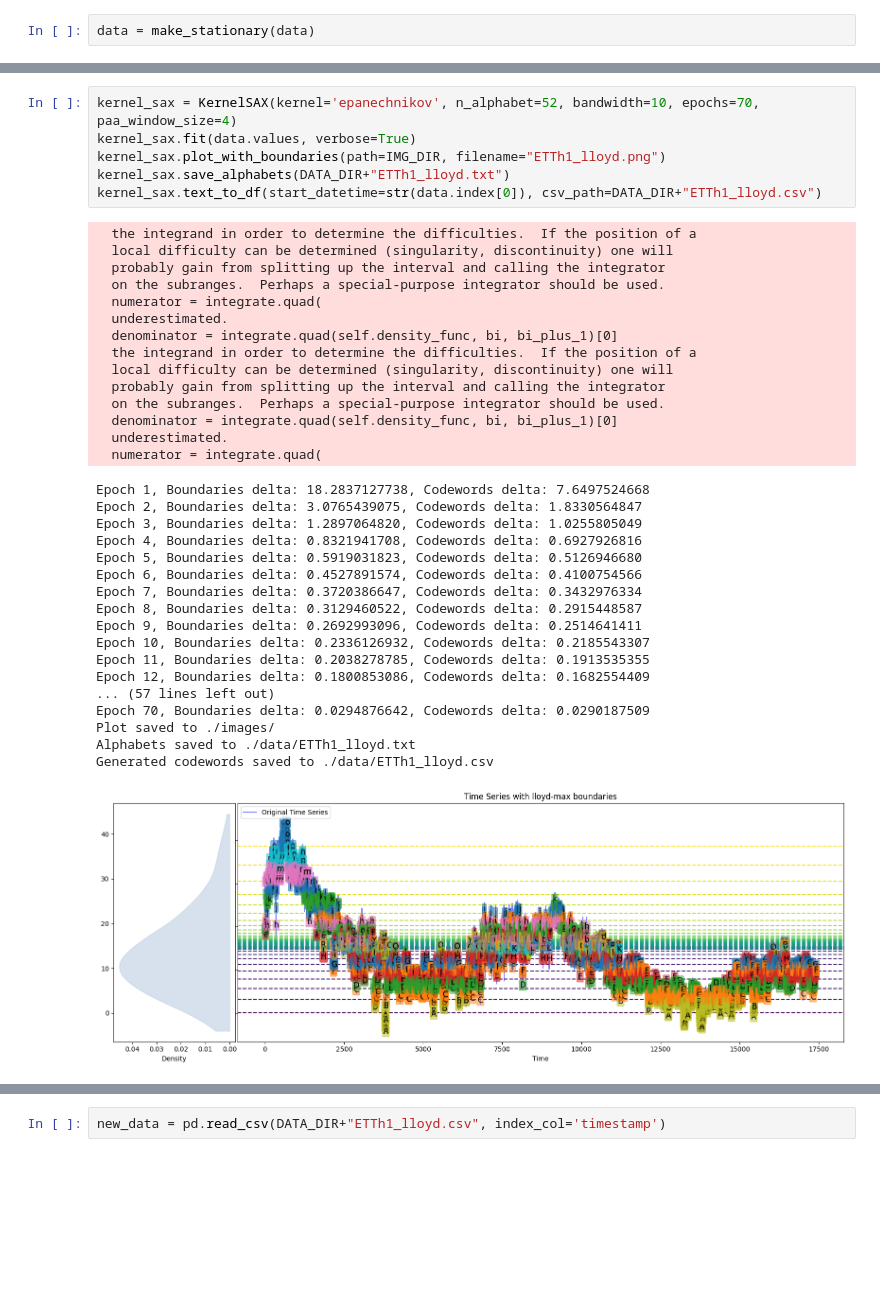
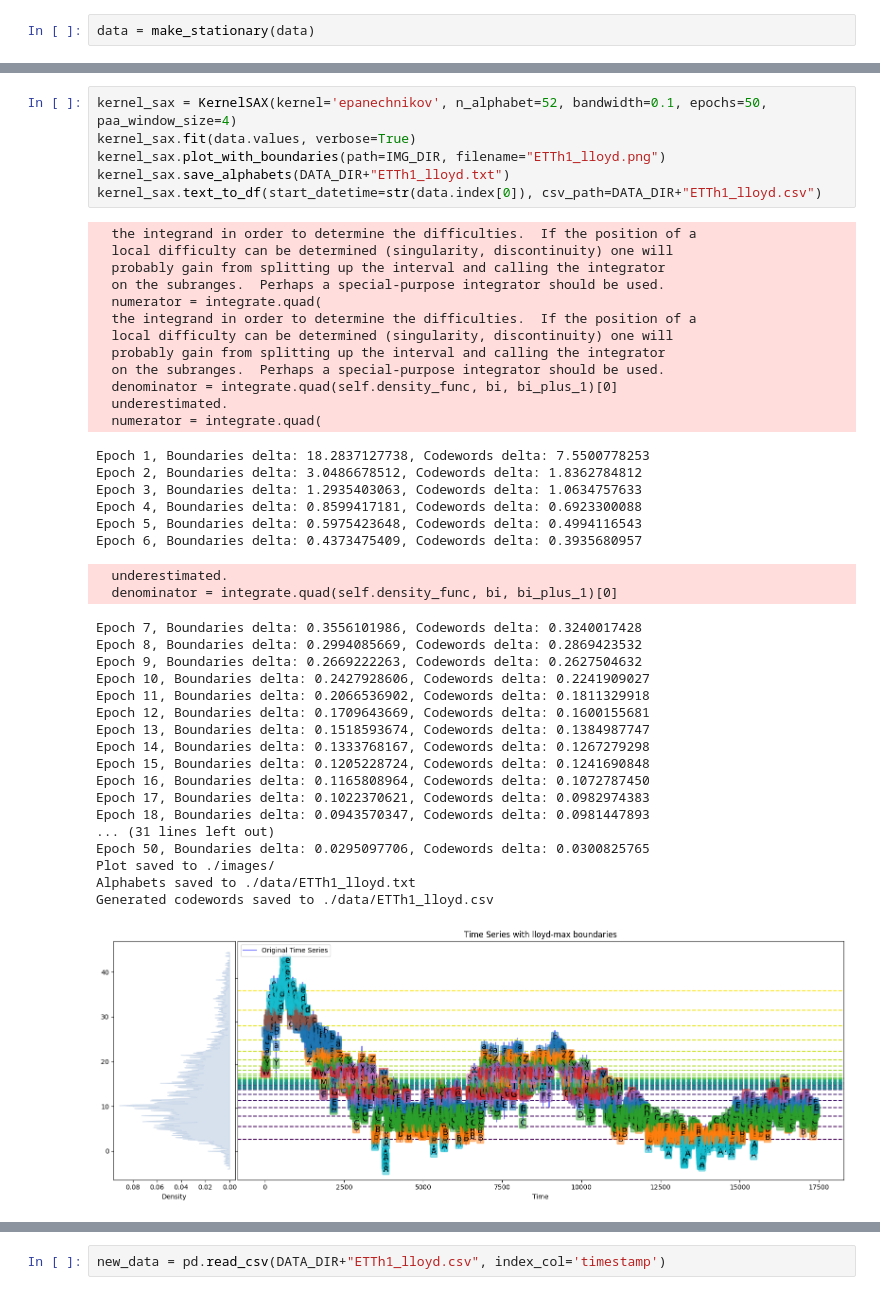
Before and after one commit to Dhanunjaya-Elluri/master-thesis, a Jupyter notebook: transformer.ipynb, the cells around one changed output, grey strips where cells are left out. Cells and saved outputs as stored; diff of their text form; blank space fills up the shorter version.

Commit message:
update: updated ETTh1 data with bandwidth 0.1

```diff
--- a/transformer.ipynb
+++ b/transformer.ipynb
@@ -82,39 +77,45 @@ str(data.index[0])
 # %%
-kernel_sax = KernelSAX(kernel='epanechnikov', n_alphabet=52, bandwidth=10, epochs=70, paa_window_size=4)
+kernel_sax = KernelSAX(kernel='epanechnikov', n_alphabet=52, bandwidth=0.1, epochs=50, paa_window_size=4)
 kernel_sax.fit(data.values, verbose=True)
 kernel_sax.plot_with_boundaries(path=IMG_DIR, filename="ETTh1_lloyd.png")
 kernel_sax.save_alphabets(DATA_DIR+"ETTh1_lloyd.txt")
 kernel_sax.text_to_df(start_datetime=str(data.index[0]), csv_path=DATA_DIR+"ETTh1_lloyd.csv")
 # %% [output]
   the integrand in order to determine the difficulties.  If the position of a
   local difficulty can be determined (singularity, discontinuity) one will
   probably gain from splitting up the interval and calling the integrator
   on the subranges.  Perhaps a special-purpose integrator should be used.
   numerator = integrate.quad(
-  underestimated.
-  denominator = integrate.quad(self.density_func, bi, bi_plus_1)[0]
   the integrand in order to determine the difficulties.  If the position of a
   local difficulty can be determined (singularity, discontinuity) one will
   probably gain from splitting up the interval and calling the integrator
   on the subranges.  Perhaps a special-purpose integrator should be used.
   denominator = integrate.quad(self.density_func, bi, bi_plus_1)[0]
   underestimated.
   numerator = integrate.quad(
-Epoch 1, Boundaries delta: 18.2837127738, Codewords delta: 7.6497524668
-Epoch 2, Boundaries delta: 3.0765439075, Codewords delta: 1.8330564847
-Epoch 3, Boundaries delta: 1.2897064820, Codewords delta: 1.0255805049
-Epoch 4, Boundaries delta: 0.8321941708, Codewords delta: 0.6927926816
-Epoch 5, Boundaries delta: 0.5919031823, Codewords delta: 0.5126946680
-Epoch 6, Boundaries delta: 0.4527891574, Codewords delta: 0.4100754566
-Epoch 7, Boundaries delta: 0.3720386647, Codewords delta: 0.3432976334
-Epoch 8, Boundaries delta: 0.3129460522, Codewords delta: 0.2915448587
-Epoch 9, Boundaries delta: 0.2692993096, Codewords delta: 0.2514641411
-Epoch 10, Boundaries delta: 0.2336126932, Codewords delta: 0.2185543307
-Epoch 11, Boundaries delta: 0.2038278785, Codewords delta: 0.1913535355
-Epoch 12, Boundaries delta: 0.1800853086, Codewords delta: 0.1682554409
-... (57 lines left out)
-Epoch 70, Boundaries delta: 0.0294876642, Codewords delta: 0.0290187509
-Plot saved to ./images/
-Alphabets saved to ./data/ETTh1_lloyd.txt
-Generated codewords saved to ./data/ETTh1_lloyd.csv
+Epoch 1, Boundaries delta: 18.2837127738, Codewords delta: 7.5500778253
+Epoch 2, Boundaries delta: 3.0486678512, Codewords delta: 1.8362784812
+Epoch 3, Boundaries delta: 1.2935403063, Codewords delta: 1.0634757633
+Epoch 4, Boundaries delta: 0.8599417181, Codewords delta: 0.6923300088
+Epoch 5, Boundaries delta: 0.5975423648, Codewords delta: 0.4994116543
+Epoch 6, Boundaries delta: 0.4373475409, Codewords delta: 0.3935680957
+  underestimated.
+  denominator = integrate.quad(self.density_func, bi, bi_plus_1)[0]
+Epoch 7, Boundaries delta: 0.3556101986, Codewords delta: 0.3240017428
+Epoch 8, Boundaries delta: 0.2994085669, Codewords delta: 0.2869423532
+Epoch 9, Boundaries delta: 0.2669222263, Codewords delta: 0.2627504632
+Epoch 10, Boundaries delta: 0.2427928606, Codewords delta: 0.2241909027
+Epoch 11, Boundaries delta: 0.2066536902, Codewords delta: 0.1811329918
+Epoch 12, Boundaries delta: 0.1709643669, Codewords delta: 0.1600155681
+Epoch 13, Boundaries delta: 0.1518593674, Codewords delta: 0.1384987747
+Epoch 14, Boundaries delta: 0.1333768167, Codewords delta: 0.1267279298
+Epoch 15, Boundaries delta: 0.1205228724, Codewords delta: 0.1241690848
+Epoch 16, Boundaries delta: 0.1165808964, Codewords delta: 0.1072787450
+Epoch 17, Boundaries delta: 0.1022370621, Codewords delta: 0.0982974383
+Epoch 18, Boundaries delta: 0.0943570347, Codewords delta: 0.0981447893
+... (31 lines left out)
+Epoch 50, Boundaries delta: 0.0295097706, Codewords delta: 0.0300825765
+Plot saved to ./images/
+Alphabets saved to ./data/ETTh1_lloyd.txt
+Generated codewords saved to ./data/ETTh1_lloyd.csv
-[figure, old version]
+[figure, new version]
```
Also changed, not shown: parts of 5 cells of this notebook, 7 other files.
